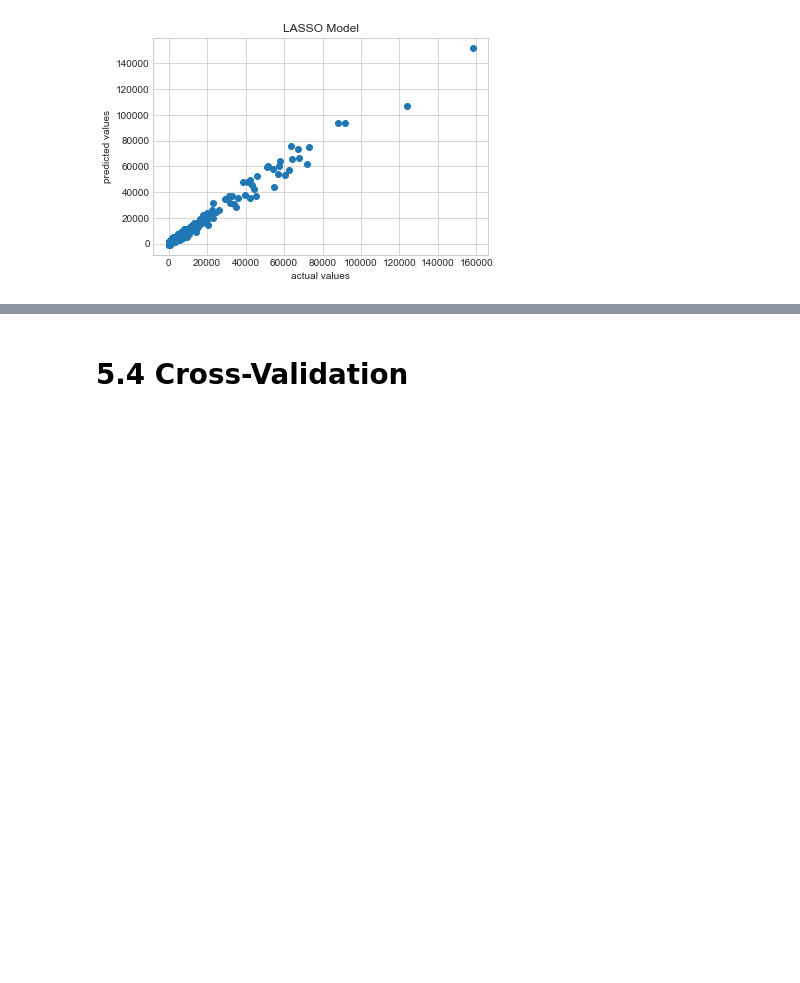
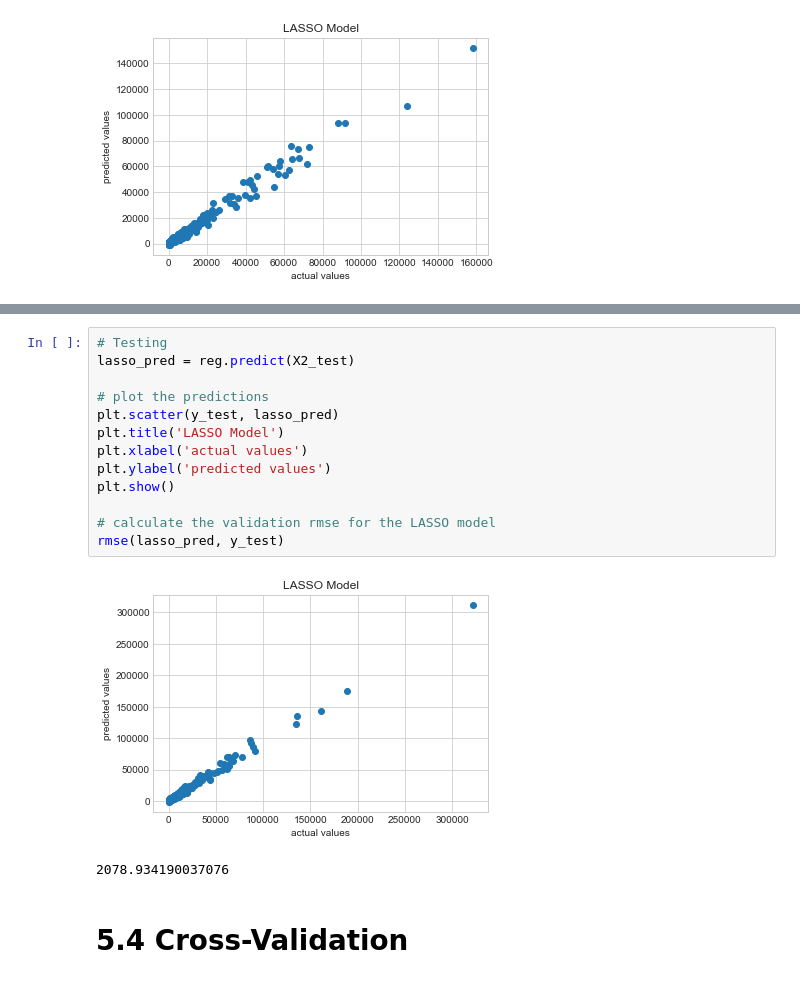
Before and after one commit to monicadelacruz/CSS-Project-2-Team-5-Fall-2020, a Jupyter notebook: project2-final.ipynb, the cells around one changed output, grey strips where cells are left out. Saved outputs shown, nothing was run; the diff lists cells and outputs as text; blank space fills up the shorter version.

```diff
--- a/project2-final.ipynb
+++ b/project2-final.ipynb
@@ -665,3 +711,19 @@ rmse(lasso_pred, y_validate)
+# %%
+# Testing
+lasso_pred = reg.predict(X2_test)
+
+# plot the predictions
+plt.scatter(y_test, lasso_pred)
+plt.title('LASSO Model')
+plt.xlabel('actual values')
+plt.ylabel('predicted values')
+plt.show()
+
+# calculate the validation rmse for the LASSO model
+rmse(lasso_pred, y_test)
+# %% [output]
+[figure, added]
+2078.934190037076
 # %% [markdown]
 # 5.4 Cross-Validation
 # %%
```
Also changed, not shown: parts of 12 cells of this notebook.
